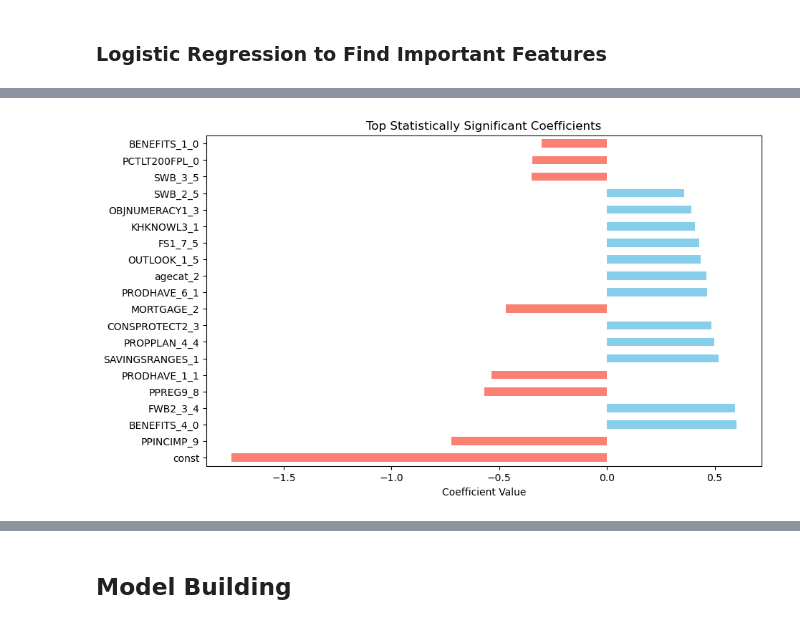
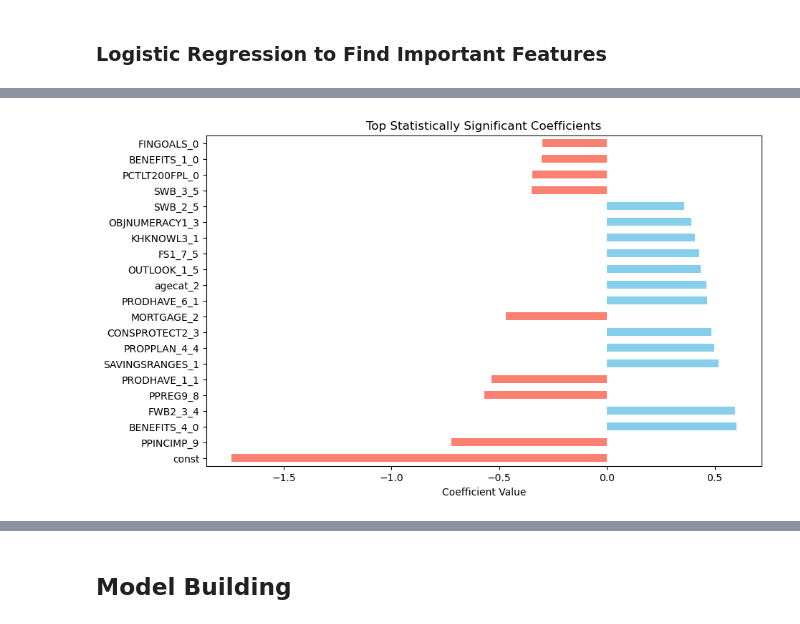
Before and after one commit to itsGarrin/prepaid-card-marketing, a Jupyter notebook: notebook/prepaid-card-marketing.ipynb, the cells around one changed output, grey strips where cells are left out. Cells and saved outputs as stored; diff of their text form; code cells hidden in the pictures.

```diff
--- a/notebook/prepaid-card-marketing.ipynb
+++ b/notebook/prepaid-card-marketing.ipynb
@@ -248,32 +246,32 @@ PCTLT200FPL_0            -0.3472      0.146     -2.385      0.017      -0.633
 # %%
 # Get the coefficients and p-values
 coefficients = logit_model_reg.params
 p_values = logit_model_reg.pvalues
 
 # Create a DataFrame to hold coefficients and p-values for easier processing
 coef_df = pd.DataFrame({
     'Coefficient': coefficients,
     'P-Value': p_values
 })
 
 # Filter out statistically significant coefficients (e.g., p-value < 0.05)
 significant_coefs = coef_df[coef_df['P-Value'] < 0.05]
 
 # Sort coefficients by absolute value (to find the top 20 largest), keeping the sign
-top_coefs = significant_coefs['Coefficient'].abs().sort_values(ascending=False).head(20).index
+top_coefs = significant_coefs['Coefficient'].abs().sort_values(ascending=False).head(21).index
 
 # Filter the original coefficients DataFrame to get the top 20 largest coefficients (with signs)
 top_coefs_with_signs = significant_coefs.loc[top_coefs]
 
 # Plot the top 20 largest coefficients with their signs
 plt.figure(figsize=(10, 6))
 top_coefs_with_signs['Coefficient'].plot(kind='barh', color=['skyblue' if coeff >= 0 else 'salmon' for coeff in
                                                              top_coefs_with_signs['Coefficient']])
 plt.xlabel('Coefficient Value')
 plt.title('Top Statistically Significant Coefficients')
 plt.show()
 # %% [output]
-[figure, old version]
+[figure, new version]
 # %%
 # take the top coefficients and create a new dataframe
 top_features = top_coefs_with_signs.index
```
Also changed, not shown: parts of 18 cells of this notebook, 1 other file.
